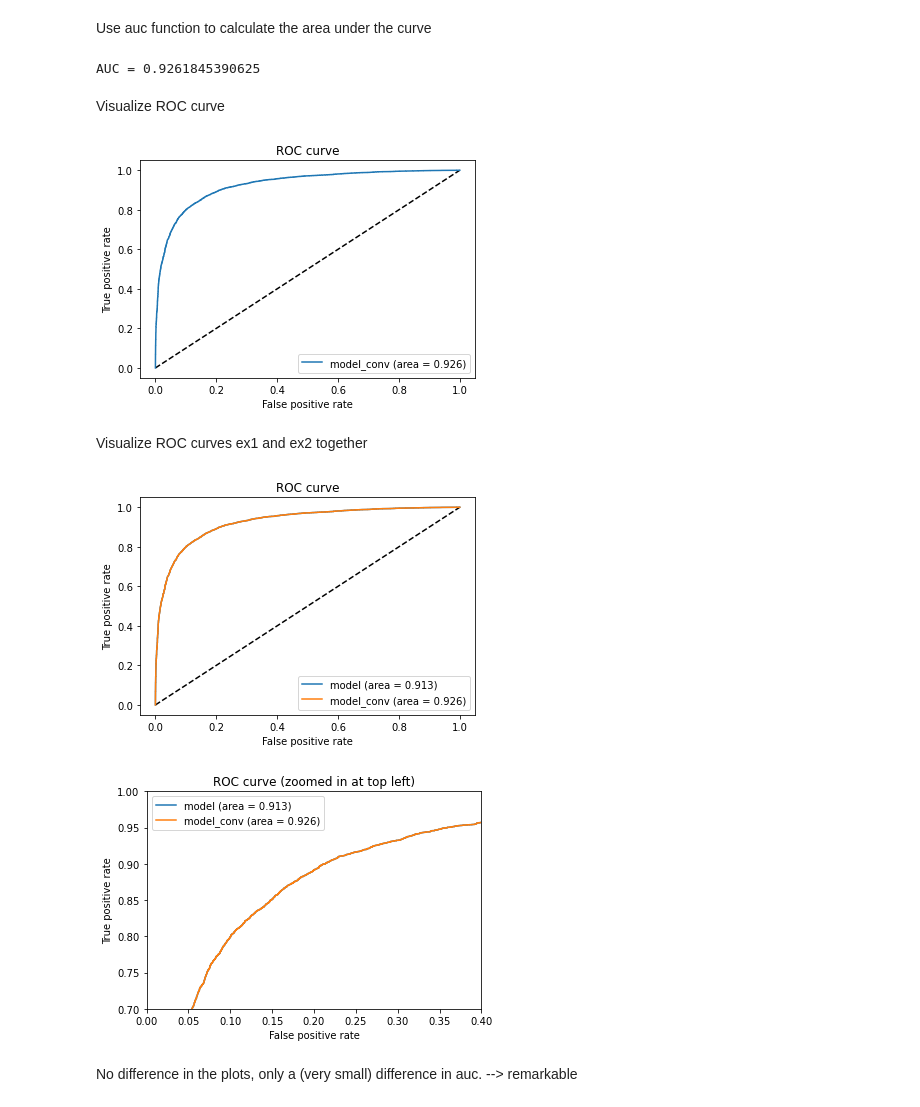
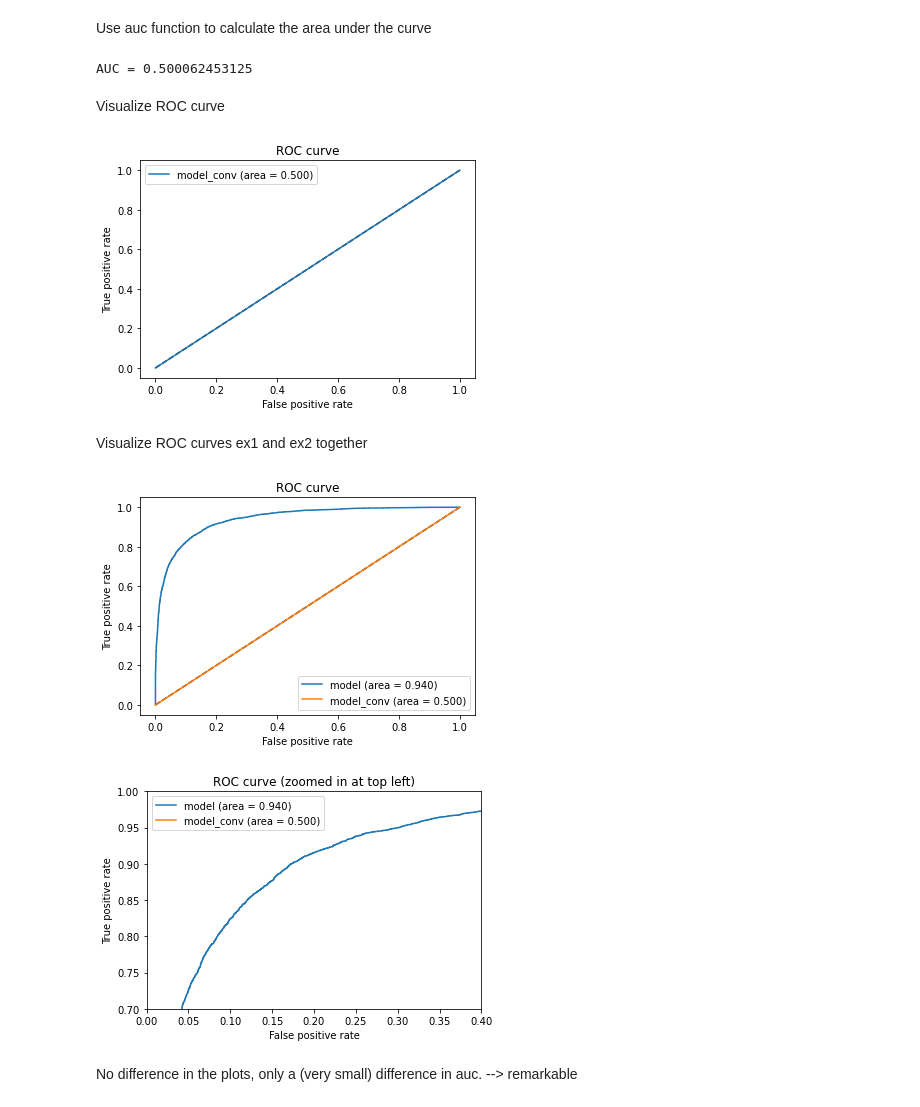
Before and after one commit to bonjasper/8p361-project-imaging, a Jupyter notebook: Mike/cnn_mike.ipynb, the cells around one changed output. Cells and saved outputs as stored; diff of their text form; code cells hidden in the pictures.

```diff
--- a/Mike/cnn_mike.ipynb
+++ b/Mike/cnn_mike.ipynb
@@ -268,10 +268,10 @@ def get_model_conv_layers(kernel_size=(3,3), pool_size=(4,4), first_filters=32,
      model = Sequential()
 
      model.add(Conv2D(first_filters, kernel_size, activation = 'relu', padding = 'same', input_shape = (IMAGE_SIZE, IMAGE_SIZE, 3)))
-     model.add(MaxPool2D(pool_size = pool_size))
+     #model.add(MaxPool2D(pool_size = pool_size))
 
      model.add(Conv2D(second_filters, kernel_size, activation = 'relu', padding = 'same'))
-     model.add(MaxPool2D(pool_size = pool_size))
+     #model.add(MaxPool2D(pool_size = pool_size))
 
      model.add(Flatten())
      #model.add(Dense(64, activation = 'relu'))
@@ -351,28 +349,28 @@ y_val = val_gen.labels
 # %% [markdown]
 Create the fpr, tpr and threshold using roc_curve function
 # %%
-fpr, tpr, thresholds = roc_curve(y_val, y_pred)
+fpr_2, tpr_2, thresholds = roc_curve(y_val, y_pred)
 # %% [markdown]
 Use auc function to calculate the area under the curve
 # %%
-auc_model2 = auc(fpr, tpr)
+auc_model2 = auc(fpr_2, tpr_2)
 print('AUC =',auc_model2)
 # %% [output]
-AUC = 0.9261845390625
+AUC = 0.500062453125
 # %% [markdown]
 Visualize ROC curve
 # %%
 import matplotlib.pyplot as plt
 plt.figure(3)
 plt.plot([0, 1], [0, 1], 'k--')
-plt.plot(fpr, tpr, label='model_conv (area = {:.3f})'.format(auc_model2))
+plt.plot(fpr_2, tpr_2, label='model_conv (area = {:.3f})'.format(auc_model2))
 plt.xlabel('False positive rate')
 plt.ylabel('True positive rate')
 plt.title('ROC curve')
 plt.legend(loc='best')
 plt.show()
 # %% [output]
-[figure, old version]
+[figure, new version]
 # %%
 #plt.figure(4)
 #plt.xlim(0, 0.5)
@@ -391,27 +389,27 @@ import matplotlib.pyplot as plt
 plt.figure(5)
 plt.plot([0, 1], [0, 1], 'k--')
 plt.plot(fpr, tpr, label='model (area = {:.3f})'.format(auc_model))
-plt.plot(fpr, tpr, label='model_conv (area = {:.3f})'.format(auc_model2))
+plt.plot(fpr_2, tpr_2, label='model_conv (area = {:.3f})'.format(auc_model2))
 plt.xlabel('False positive rate')
 plt.ylabel('True positive rate')
 plt.title('ROC curve')
 plt.legend(loc='best')
 plt.show()
 # %% [output]
-[figure, old version]
+[figure, new version]
 # %%
 plt.figure(6)
 plt.xlim(0, 0.4)
 plt.ylim(0.7, 1)
 plt.plot([0, 1], [0, 1], 'k--')
 plt.plot(fpr, tpr, label='model (area = {:.3f})'.format(auc_model))
-plt.plot(fpr, tpr, label='model_conv (area = {:.3f})'.format(auc_model2))
+plt.plot(fpr_2, tpr_2, label='model_conv (area = {:.3f})'.format(auc_model2))
 plt.xlabel('False positive rate')
 plt.ylabel('True positive rate')
 plt.title('ROC curve (zoomed in at top left)')
 plt.legend(loc='best')
 plt.show()
 # %% [output]
-[figure, old version]
+[figure, new version]
 # %% [markdown]
 No difference in the plots, only a (very small) difference in auc. --> remarkable
```
Also changed, not shown: parts of 6 cells of this notebook.
